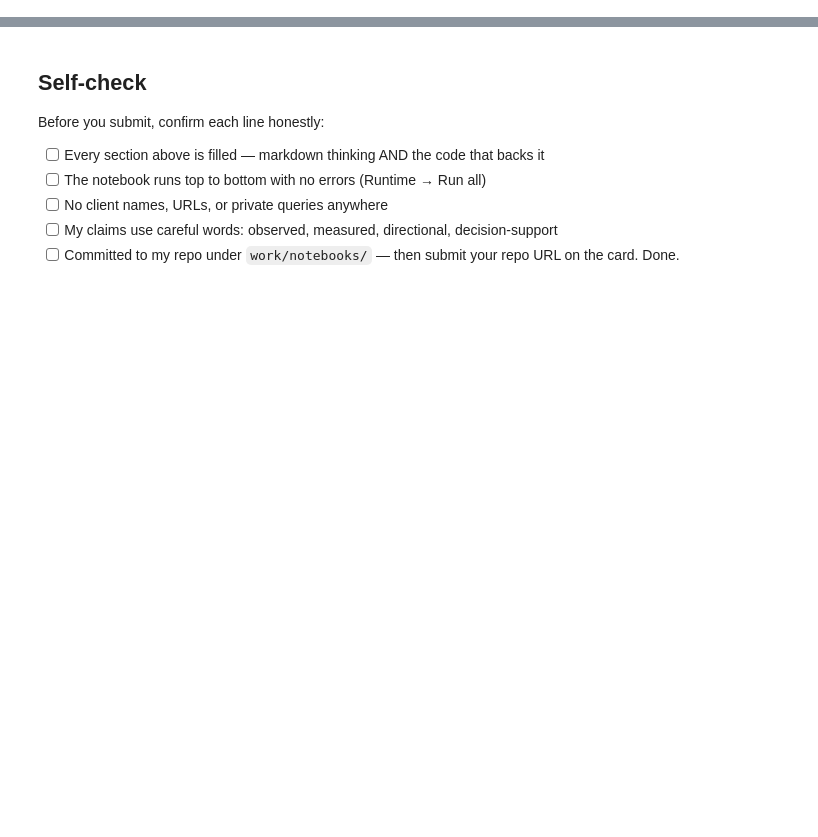
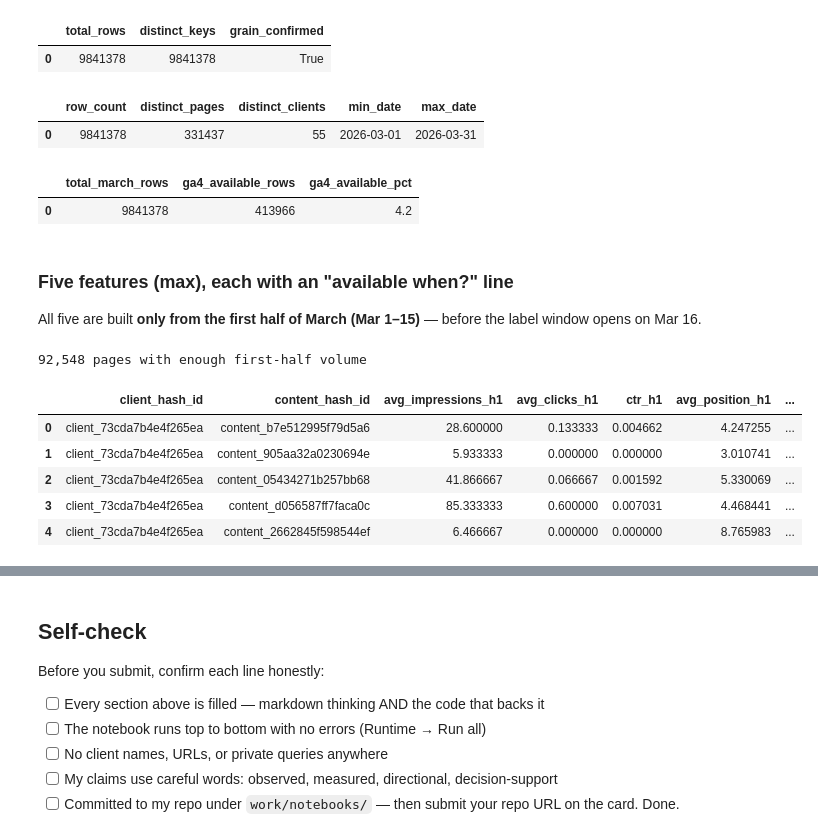
Before and after one commit to itsrealfarman/flyrank-ml-internship, a Jupyter notebook: work/notebooks/w03_data_contract.ipynb, the cells around one changed output, grey strips where cells are left out. Cells and saved outputs as stored; diff of their text form; code cells hidden in the pictures; blank space fills up the shorter version.

```diff
--- a/work/notebooks/w03_data_contract.ipynb
+++ b/work/notebooks/w03_data_contract.ipynb
@@ -36,0 +86,79 @@ This skeleton is yours to fill. Work the sections **in order** — each one has
+# %%
+# Query 1 — Grain: does (report_date, client_hash_id, content_hash_id) uniquely identify a row?
+grain_check = con.sql(f"""
+    SELECT
+        COUNT(*)                                                  AS total_rows,
+        COUNT(DISTINCT (report_date, client_hash_id, content_hash_id)) AS distinct_keys
+    FROM {TABLES['fact_daily']}
+    WHERE report_date >= DATE '{MONTH_START}' AND report_date < DATE '{MONTH_END}'
+""").df()
+
+grain_check["grain_confirmed"] = grain_check["total_rows"] == grain_check["distinct_keys"]
+grain_check
+# %% [output]
+|  | total_rows | distinct_keys | grain_confirmed |
+| 0 | 9841378 | 9841378 | True |
+# %%
+# Query 2 — Row count and date span for my March slice
+slice_stats = con.sql(f"""
+    SELECT
+        COUNT(*)             AS row_count,
+        COUNT(DISTINCT content_hash_id) AS distinct_pages,
+        COUNT(DISTINCT client_hash_id)  AS distinct_clients,
+        MIN(report_date)     AS min_date,
+        MAX(report_date)     AS max_date
+    FROM {TABLES['fact_daily']}
+    WHERE report_date >= DATE '{MONTH_START}' AND report_date < DATE '{MONTH_END}'
+""").df()
+
+slice_stats
+# %% [output]
+|  | row_count | distinct_pages | distinct_clients | min_date | max_date |
+| 0 | 9841378 | 331437 | 55 | 2026-03-01 | 2026-03-31 |
+# %%
+# Query 3 — Availability: how many March rows survive an honest GA4-availability filter?
+avail_check = con.sql(f"""
+    SELECT
+        COUNT(*) AS total_march_rows,
+        COUNT(*) FILTER (WHERE ga4_data_available IS TRUE) AS ga4_available_rows
+    FROM {TABLES['fact_daily']}
+    WHERE report_date >= DATE '{MONTH_START}' AND report_date < DATE '{MONTH_END}'
+""").df()
+
+avail_check["ga4_available_pct"] = (
+    avail_check["ga4_available_rows"] / avail_check["total_march_rows"] * 100
+).round(1)
+avail_check
+# %% [output]
+|  | total_march_rows | ga4_available_rows | ga4_available_pct |
+| 0 | 9841378 | 413966 | 4.2 |
+# %% [markdown]
+### Five features (max), each with an "available when?" line
+
+All five are built **only from the first half of March (Mar 1–15)** — before the label window opens on Mar 16.
+# %%
+features = con.sql(f"""
+    SELECT
+        client_hash_id,
+        content_hash_id,
+        AVG(gsc_impressions)                                    AS avg_impressions_h1,
+        AVG(gsc_clicks)                                         AS avg_clicks_h1,
+        SUM(gsc_clicks) / NULLIF(SUM(gsc_impressions), 0)       AS ctr_h1,
+        AVG(gsc_avg_position)                                   AS avg_position_h1,
+        COUNT(DISTINCT report_date) FILTER (WHERE gsc_impressions > 0) AS days_with_impressions_h1
+    FROM {TABLES['fact_daily']}
+    WHERE report_date >= DATE '{MONTH_START}' AND report_date < DATE '{MID_MONTH}'
+    GROUP BY 1, 2
+    HAVING SUM(gsc_impressions) >= 50
+""").df()
+
+print(f"{len(features):,} pages with enough first-half volume")
+features.head()
+# %% [output]
+92,548 pages with enough first-half volume
+|  | client_hash_id | content_hash_id | avg_impressions_h1 | avg_clicks_h1 | ctr_h1 | avg_position_h1 | ... |
+| 0 | client_73cda7b4e4f265ea | content_b7e512995f79d5a6 | 28.600000 | 0.133333 | 0.004662 | 4.247255 | ... |
+| 1 | client_73cda7b4e4f265ea | content_905aa32a0230694e | 5.933333 | 0.000000 | 0.000000 | 3.010741 | ... |
+| 2 | client_73cda7b4e4f265ea | content_05434271b257bb68 | 41.866667 | 0.066667 | 0.001592 | 5.330069 | ... |
+| 3 | client_73cda7b4e4f265ea | content_d056587ff7faca0c | 85.333333 | 0.600000 | 0.007031 | 4.468441 | ... |
+| 4 | client_73cda7b4e4f265ea | content_2662845f598544ef | 6.466667 | 0.000000 | 0.000000 | 8.765983 | ... |
```
Also changed, not shown: parts of 20 cells of this notebook.
